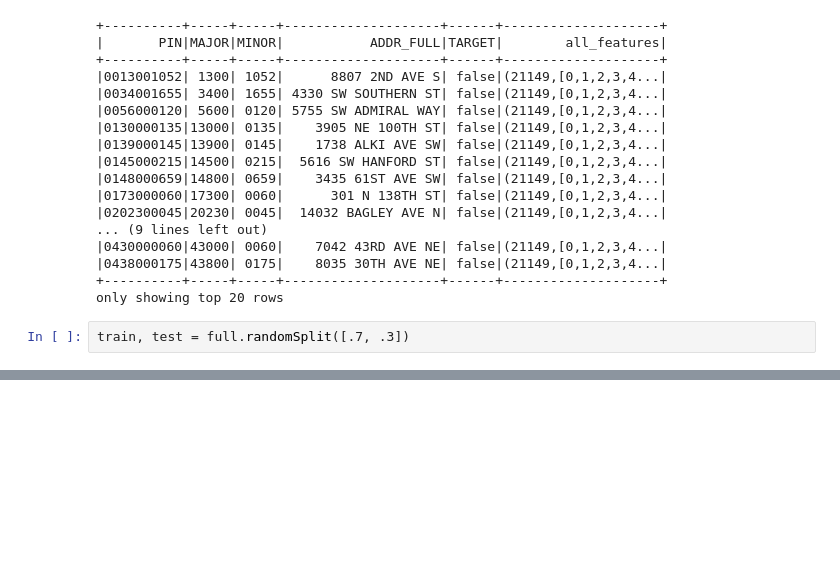
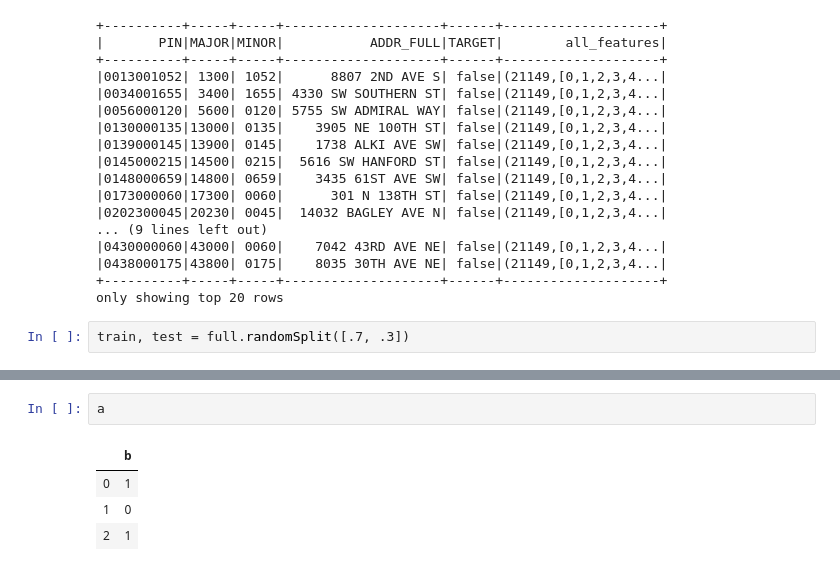
Before and after one commit to frischmuth/Seattle-Real-Estate-Analysis, a Jupyter notebook: test_get_functions.ipynb, the cells around one changed output, grey strips where cells are left out. Drawn from its saved outputs; the diff is of its cells as text; blank space fills up the shorter version.

```diff
--- a/test_get_functions.ipynb
+++ b/test_get_functions.ipynb
@@ -532,2 +538,9 @@ train, test = full.randomSplit([.7, .3])
+# %%
+a
+# %% [output]
+|  | b |
+| 0 | 1 |
+| 1 | 0 |
+| 2 | 1 |
 # %%
 full_data, train, test = run_model()
```
Also changed, not shown: parts of 8 cells of this notebook, 2 other files.
